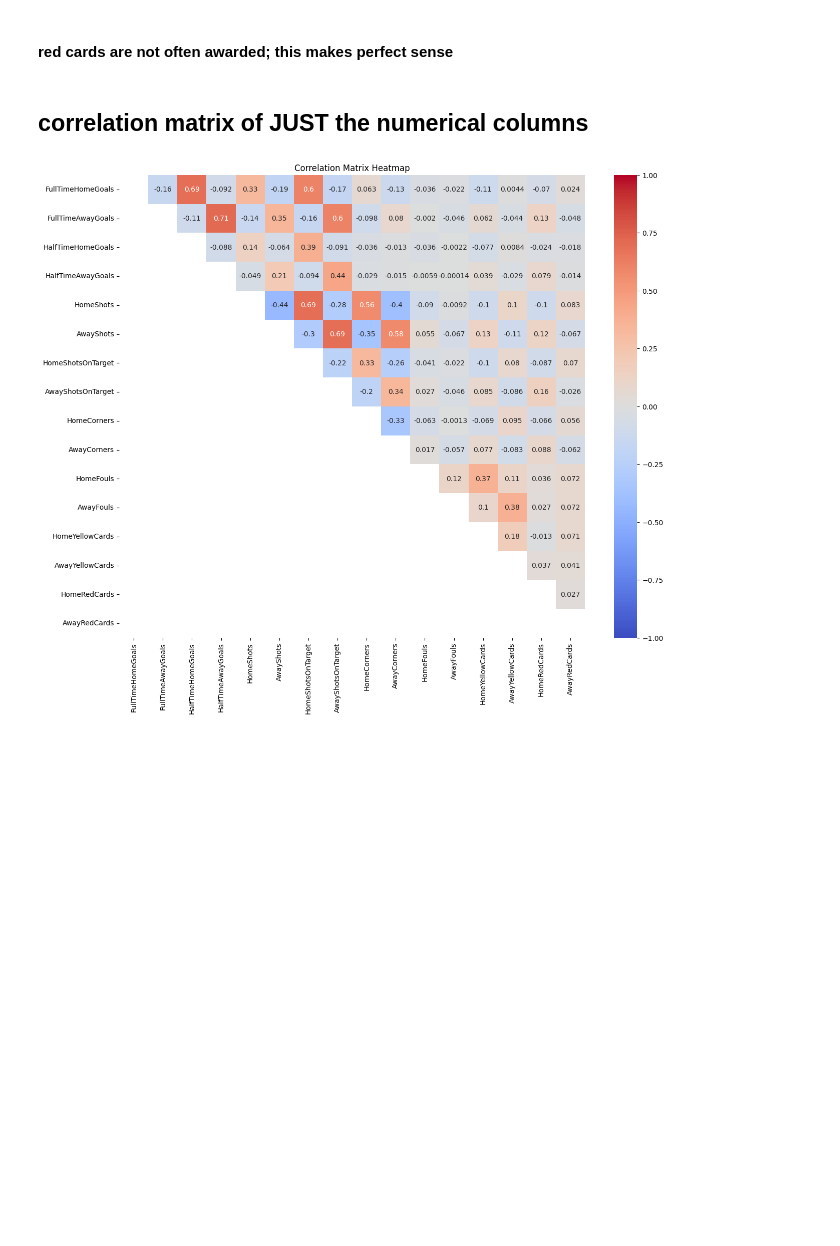
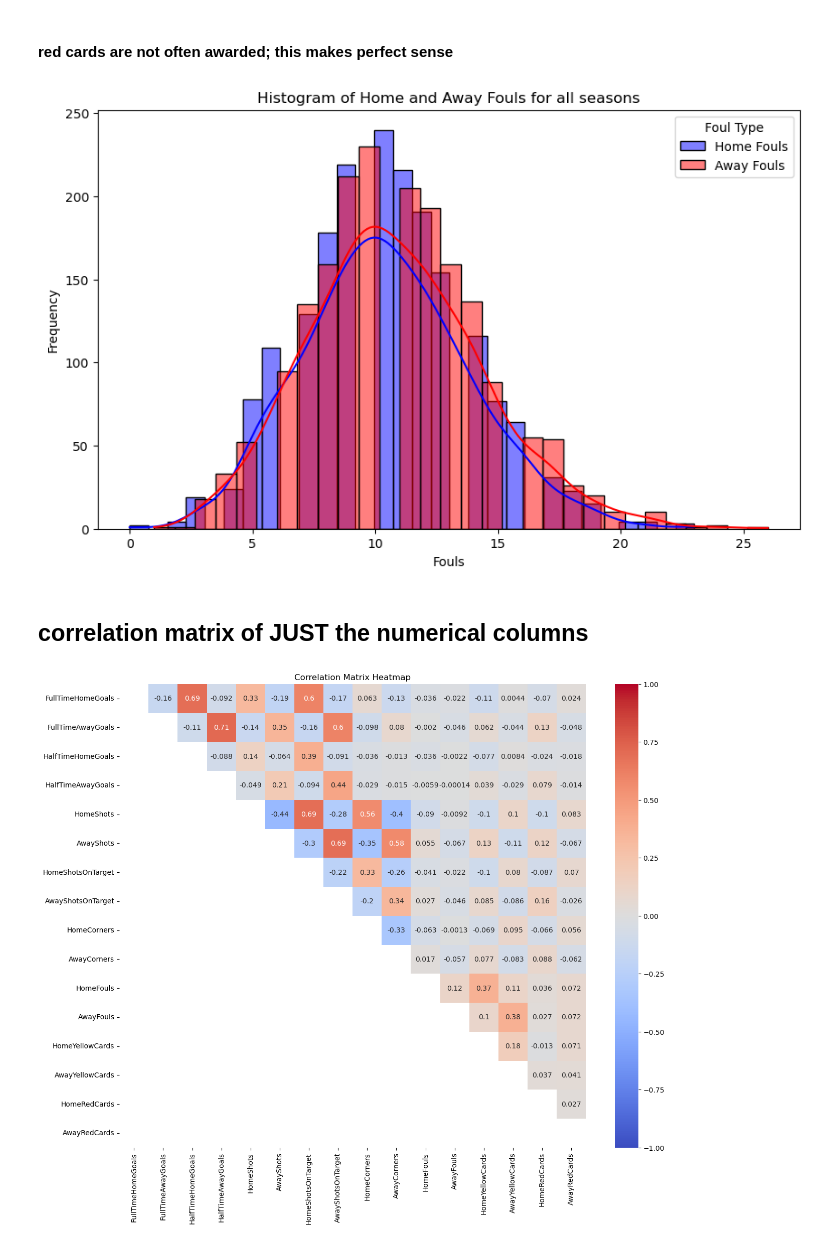
Before and after one commit to BhosaleAniket/MATH-189-Final-Project, a Jupyter notebook: final_project.ipynb, the cells around one changed output. Saved outputs shown, nothing was run; the diff lists cells and outputs as text; code cells hidden in the pictures; blank space fills up the shorter version.

```diff
--- a/final_project.ipynb
+++ b/final_project.ipynb
@@ -311,5 +313,18 @@ plt.show()
 # %% [markdown]
 #### red cards are not often awarded; this makes perfect sense
+# %%
+#### Histograms of Home and Away Fouls combined for all seasons
+plt.figure(figsize=(10, 6))
+sns.histplot(combined_df['HomeFouls'], color='blue', kde=True, label='Home Fouls', bins=30)
+sns.histplot(combined_df['AwayFouls'], color='red', kde=True, label='Away Fouls', bins=30)
+
+plt.title('Histogram of Home and Away Fouls for all seasons')
+plt.xlabel('Fouls')
+plt.ylabel('Frequency')
+plt.legend(title='Foul Type')
+plt.show()
+# %% [output]
+[figure, added]
 # %% [markdown]
 ## correlation matrix of JUST the numerical columns
 # %%
```
Also changed, not shown: parts of 26 cells of this notebook.
